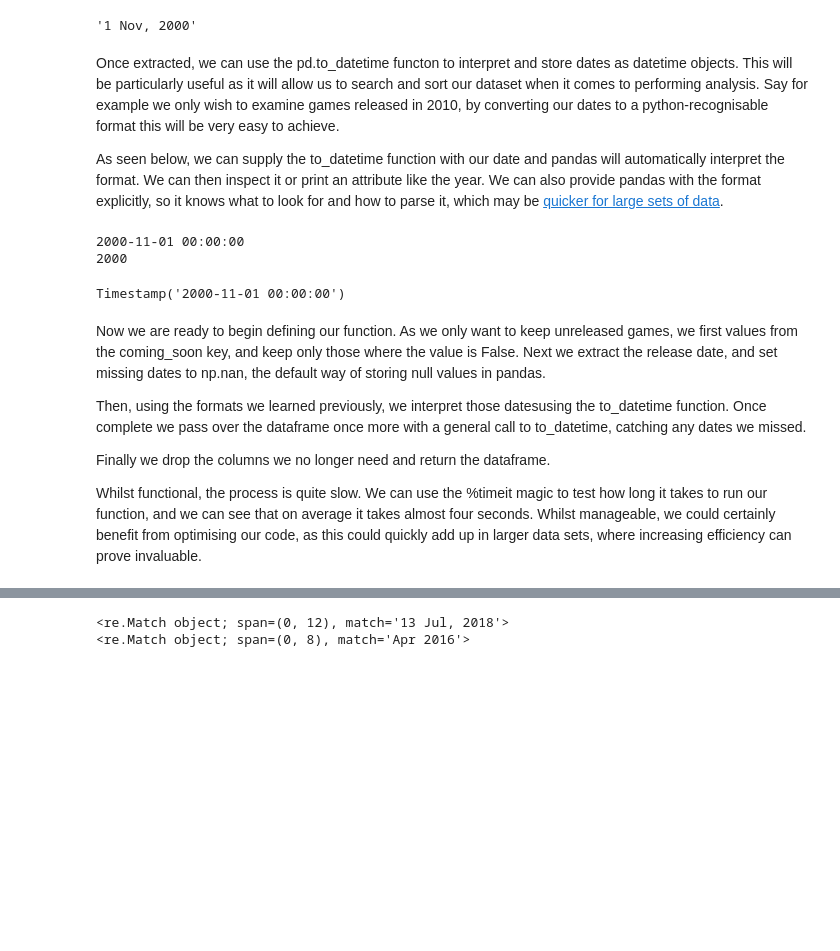
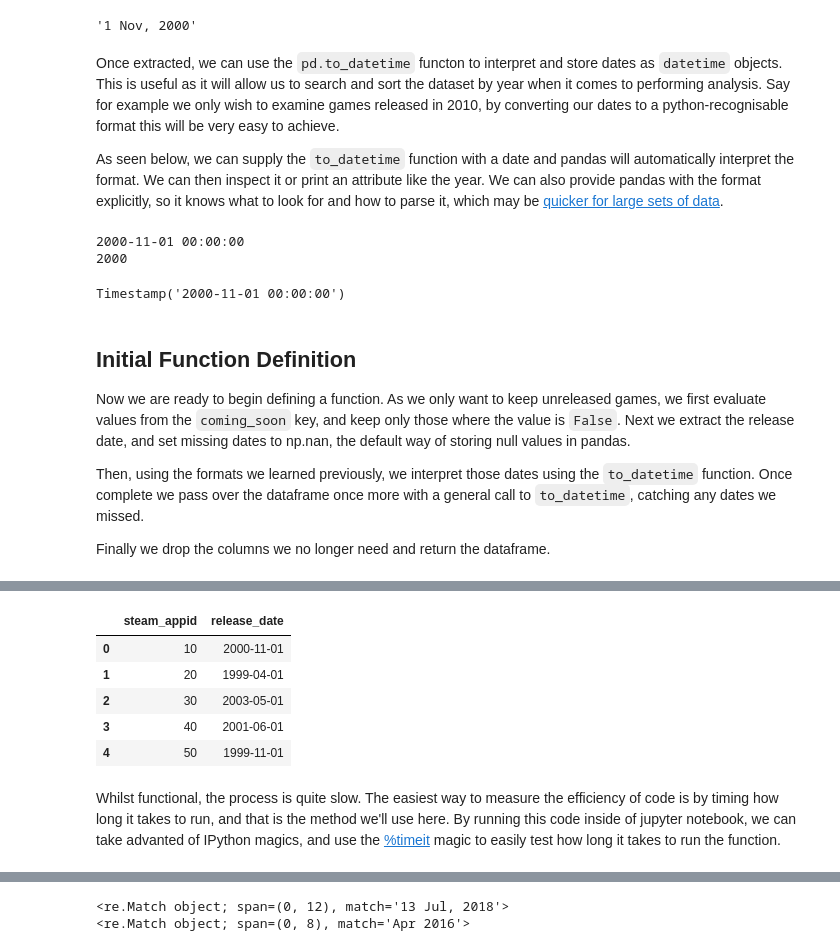
Before and after one commit to nik-davis/nik-davis.github.io, a Jupyter notebook: content/notebooks/steam/3-data-cleaning-optimisation.ipynb, the cells around one changed output, grey strips where cells are left out. Cells and saved outputs as stored; diff of their text form; code cells hidden in the pictures; blank space fills up the shorter version.

```diff
--- a/content/notebooks/steam/3-data-cleaning-optimisation.ipynb
+++ b/content/notebooks/steam/3-data-cleaning-optimisation.ipynb
@@ -186,9 +161,9 @@ literal_eval(imported_steam_data['release_date'].iloc[0])['date']
 <class 'dict'>
 '1 Nov, 2000'
 # %% [markdown]
-Once extracted, we can use the pd.to_datetime functon to interpret and store dates as datetime objects. This will be particularly useful as it will allow us to search and sort our dataset when it comes to performing analysis. Say for example we only wish to examine games released in 2010, by converting our dates to a python-recognisable format this will be very easy to achieve.
+Once extracted, we can use the `pd.to_datetime` functon to interpret and store dates as `datetime` objects. This is useful as it will allow us to search and sort the dataset by year when it comes to performing analysis. Say for example we only wish to examine games released in 2010, by converting our dates to a python-recognisable format this will be very easy to achieve.
 
-As seen below, we can supply the to_datetime function with our date and pandas will automatically interpret the format. We can then inspect it or print an attribute like the year. We can also provide pandas with the format explicitly, so it knows what to look for and how to parse it, which may be [quicker for large sets of data](https://stackoverflow.com/questions/32034689/why-is-pandas-to-datetime-slow-for-non-standard-time-format-such-as-2014-12-31).
+As seen below, we can supply the `to_datetime` function with a date and pandas will automatically interpret the format. We can then inspect it or print an attribute like the year. We can also provide pandas with the format explicitly, so it knows what to look for and how to parse it, which may be [quicker for large sets of data](https://stackoverflow.com/questions/32034689/why-is-pandas-to-datetime-slow-for-non-standard-time-format-such-as-2014-12-31).
 # %%
 timestamp = pd.to_datetime(literal_eval(imported_steam_data['release_date'].iloc[0])['date'])
 
@@ -201,13 +176,13 @@ pd.to_datetime(literal_eval(imported_steam_data['release_date'].iloc[0])['date']
 2000
 Timestamp('2000-11-01 00:00:00')
 # %% [markdown]
-Now we are ready to begin defining our function. As we only want to keep unreleased games, we first values from the coming_soon key, and keep only those where the value is False. Next we extract the release date, and set missing dates to np.nan, the default way of storing null values in pandas.
+## Initial Function Definition
 
-Then, using the formats we learned previously, we interpret those datesusing the to_datetime function. Once complete we pass over the dataframe once more with a general call to to_datetime, catching any dates we missed.
+Now we are ready to begin defining a function. As we only want to keep unreleased games, we first evaluate values from the `coming_soon` key, and keep only those where the value is `False`. Next we extract the release date, and set missing dates to np.nan, the default way of storing null values in pandas.
+
+Then, using the formats we learned previously, we interpret those dates using the `to_datetime` function. Once complete we pass over the dataframe once more with a general call to `to_datetime`, catching any dates we missed.
 
 Finally we drop the columns we no longer need and return the dataframe.
-
-Whilst functional, the process is quite slow. We can use the %timeit magic to test how long it takes to run our function, and we can see that on average it takes almost four seconds. Whilst manageable, we could certainly benefit from optimising our code, as this could quickly add up in larger data sets, where increasing efficiency can prove invaluable.
 # %%
 def process_release_date(df):
     df = df.copy()
@@ -230,5 +205,6 @@ def process_release_date(df):
     df = df.drop(['coming_soon', 'date', 'datetime'], axis=1)
     return df
 
-%timeit process_release_date(imported_steam_data)
+result = process_release_date(imported_steam_data)
+result[['steam_appid', 'release_date']].head()
 # %% [output]
@@ -235,0 +211,8 @@ def process_release_date(df):
+|  | steam_appid | release_date |
+| 0 | 10 | 2000-11-01 |
+| 1 | 20 | 1999-04-01 |
+| 2 | 30 | 2003-05-01 |
+| 3 | 40 | 2001-06-01 |
+| 4 | 50 | 1999-11-01 |
+# %% [markdown]
+Whilst functional, the process is quite slow. The easiest way to measure the efficiency of code is by timing how long it takes to run, and that is the method we'll use here. By running this code inside of jupyter notebook, we can take advanted of IPython magics, and use the [%timeit](https://ipython.readthedocs.io/en/stable/interactive/magics.html#magic-timeit) magic to easily test how long it takes to run the function.
```
Also changed, not shown: parts of 49 cells of this notebook, 3 other files.
